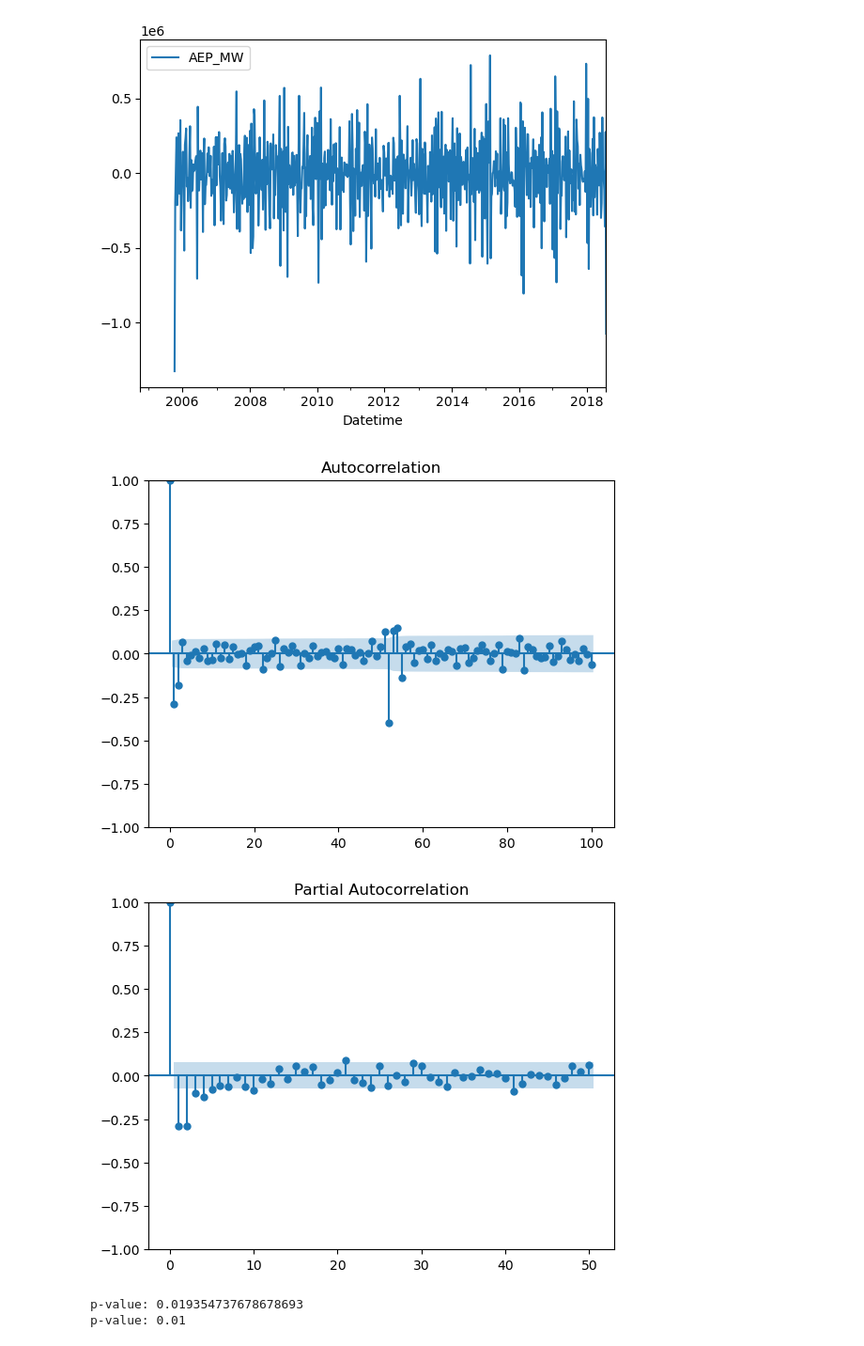
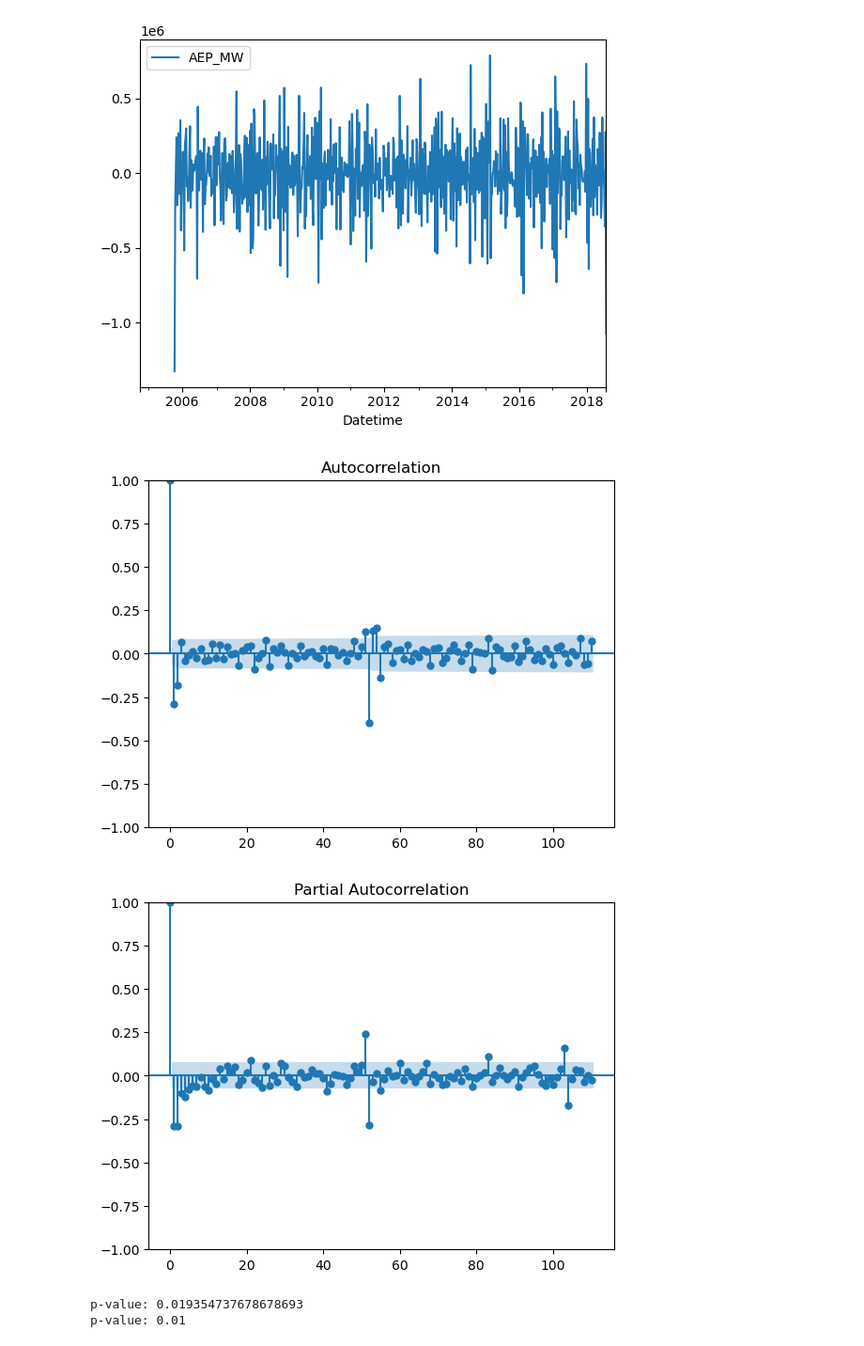
Before and after one commit to bartoszd96/TSProject, a Jupyter notebook: pipeline/TS Project Daily Data.ipynb, the cells around one changed output. Shown at 94% size. Saved outputs shown, nothing was run; the diff lists cells and outputs as text; code cells hidden in the pictures.

```diff
--- a/pipeline/TS Project Daily Data.ipynb
+++ b/pipeline/TS Project Daily Data.ipynb
@@ -62,15 +62,15 @@ dfd = df.diff(1).diff(52)
 # %%
 dfd = dfd.dropna()
 # %%
-plot_acf(dfd, lags = 100)
+plot_acf(dfd, lags = 110)
 plt.show()
 # %% [output]
-[figure, old version]
+[figure, new version]
 # %%
-plot_pacf(dfd, lags = 50)
+plot_pacf(dfd, lags = 110)
 plt.show()
 # %% [output]
-[figure, old version]
+[figure, new version]
 # %%
 adt = adfuller(df)
 print("p-value:", adt[1])
```
Also changed, not shown: parts of 4 cells of this notebook.
